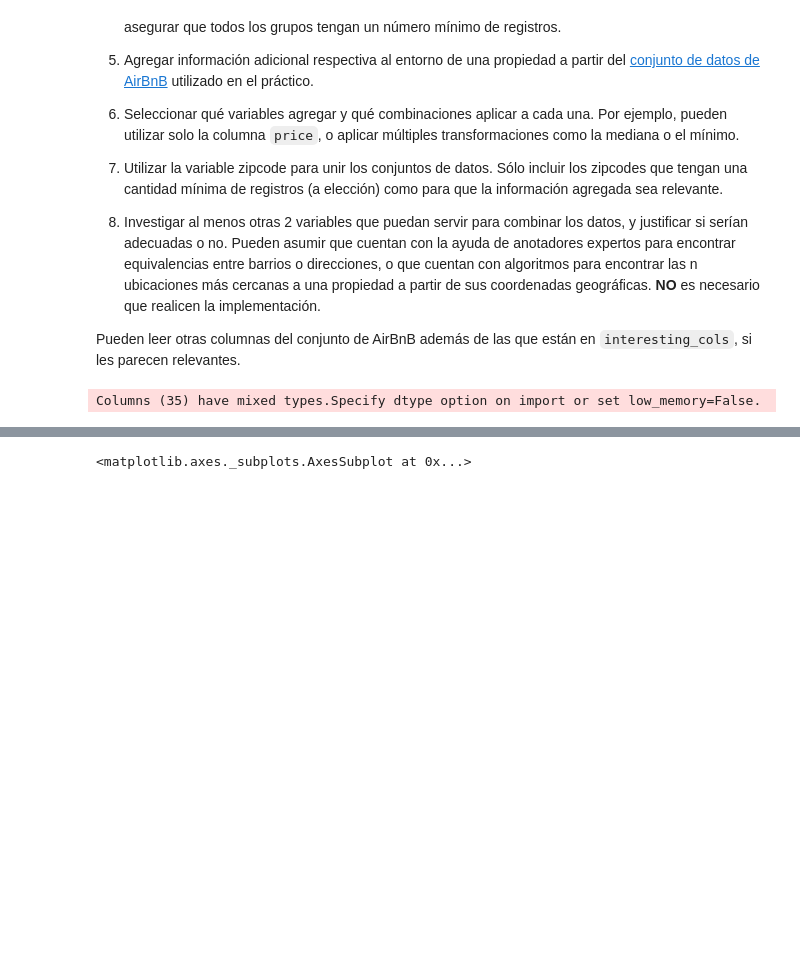
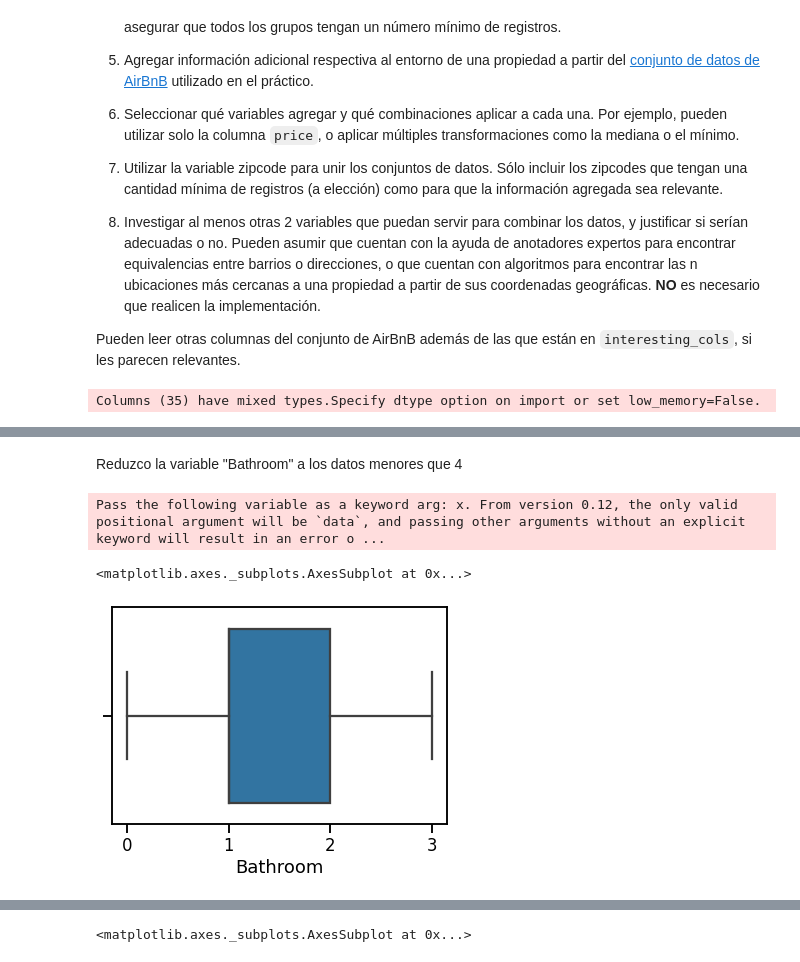
Before and after one commit to AgusCarchano/AnalisisYCuracion, a Jupyter notebook: Entregable_Parte_1.ipynb, the cells around one changed output, grey strips where cells are left out. Drawn from its saved outputs; the diff is of its cells as text; code cells hidden in the pictures; blank space fills up the shorter version.

```diff
--- a/Entregable_Parte_1.ipynb
+++ b/Entregable_Parte_1.ipynb
@@ -97,0 +101,9 @@ melb_df[:3]
+# %% [markdown]
+Reduzco la variable "Bathroom" a los datos menores que 4
+# %%
+melb_edit = melb_edit[melb_edit['Bathroom'] < 4 ]
+seaborn.boxplot(melb_edit.Bathroom)
+# %% [output]
+Pass the following variable as a keyword arg: x. From version 0.12, the only valid positional argument will be `data`, and passing other arguments without an explicit keyword will result in an error o ...
+<matplotlib.axes._subplots.AxesSubplot at 0x...>
+[figure, added]
```
Also changed, not shown: parts of 15 cells of this notebook.
